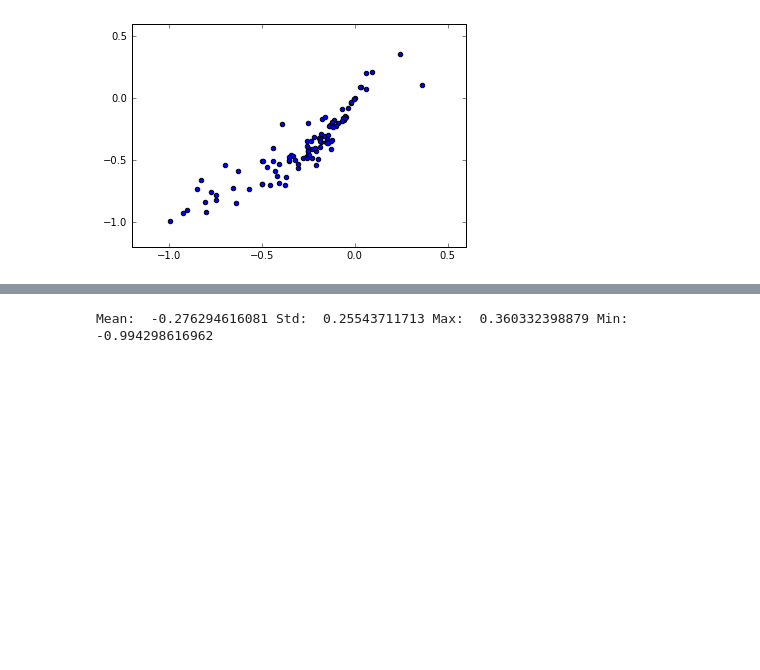
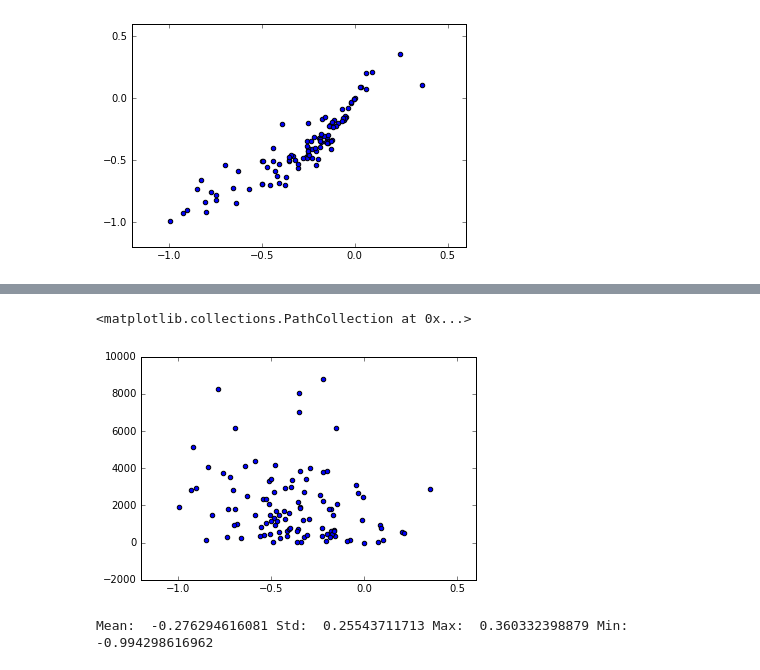
Before and after one commit to gottscott/heat, a Jupyter notebook: HeatwavesAndUHI.ipynb, the cells around one changed output, grey strips where cells are left out. Saved outputs shown, nothing was run; the diff lists cells and outputs as text; code cells hidden in the pictures; blank space fills up the shorter version.

```diff
--- a/HeatwavesAndUHI.ipynb
+++ b/HeatwavesAndUHI.ipynb
@@ -577,3 +591,8 @@ plt.annotate('r = %2.2f'%r, xy=(.5, .9), xycoords='axes fraction',  horizontalal
+# %%
+plt.scatter(correlations, residuals)
+# %% [output]
+<matplotlib.collections.PathCollection at 0x...>
+[figure, added]
 # %%
 print 'Mean: ', np.nanmean(slopes), 'Std: ', np.nanstd(slopes), 'Max: ', np.nanmax(slopes), 'Min: ', np.nanmin(slopes)
 # %% [output]
```
Also changed, not shown: parts of 14 cells of this notebook.
